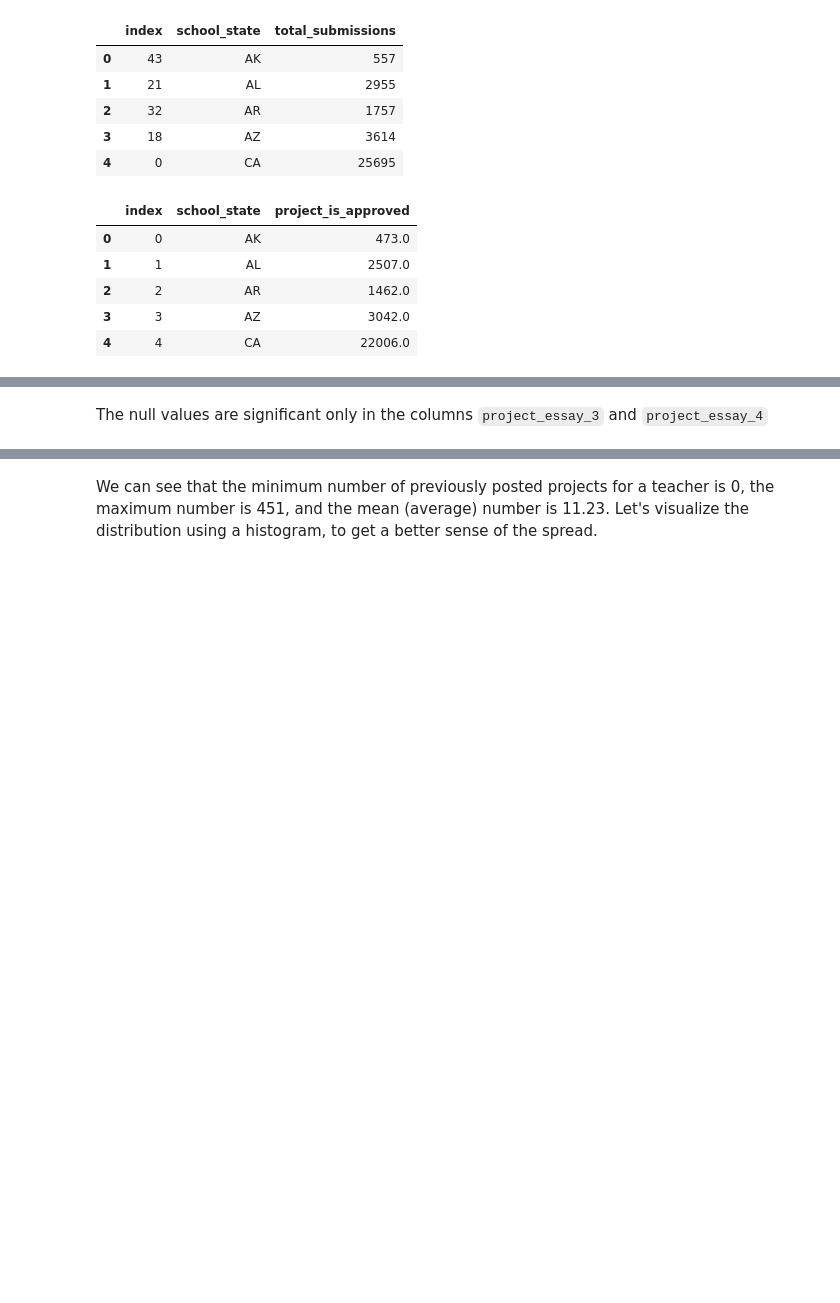
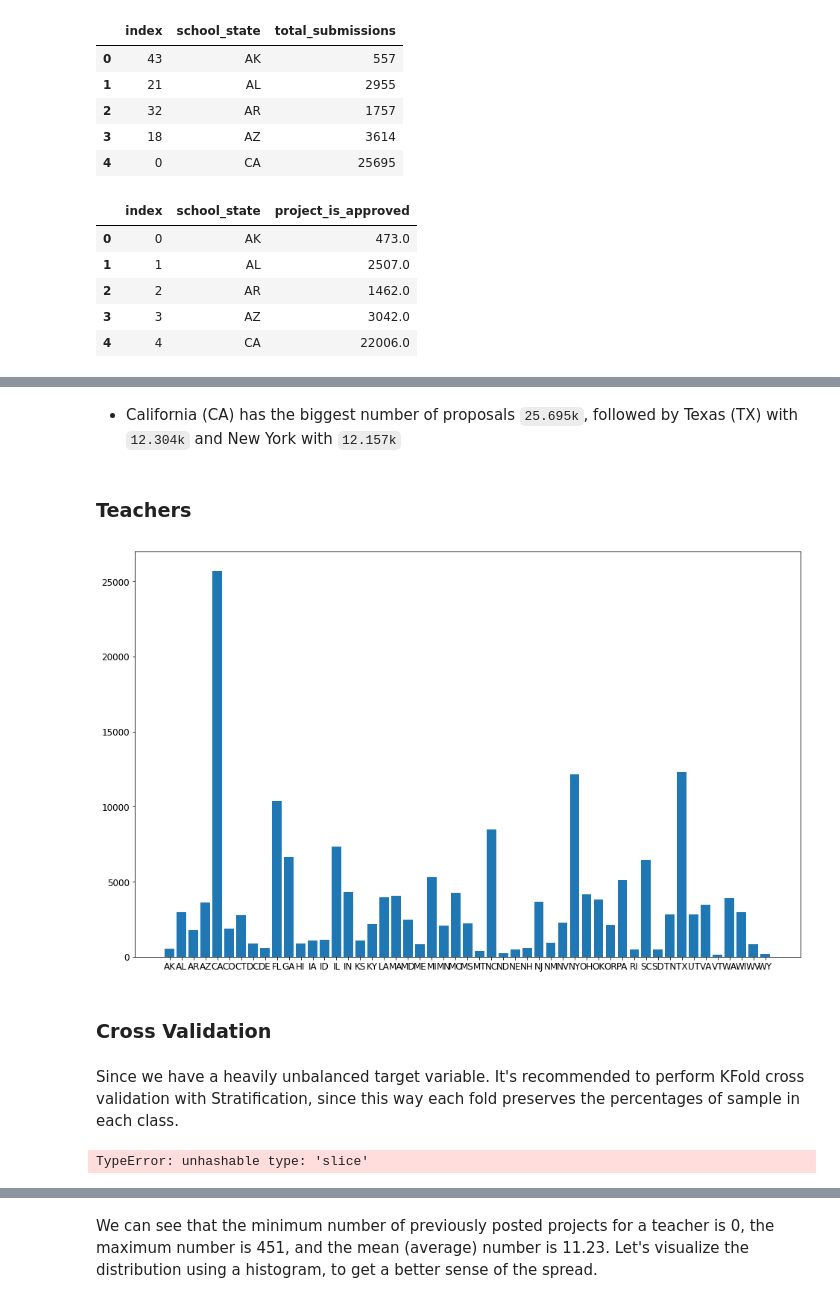
Before and after one commit to ronaldokun/Machine-Learning-Projects, a Jupyter notebook: projects/capstone/capstone.ipynb, the cells around one changed output, grey strips where cells are left out. Cells and saved outputs as stored; diff of their text form; code cells hidden in the pictures; blank space fills up the shorter version.

```diff
--- a/projects/capstone/capstone.ipynb
+++ b/projects/capstone/capstone.ipynb
@@ -348,9 +351,39 @@ fig = dict(data=data, layout=layout)
 url = py.iplot(fig, filename='submission_distribution_by_state')
 # %% [output]
 [interactive output not drawn]
+# %% [markdown]
+* California (CA) has the biggest number of proposals `25.695k`, followed by Texas (TX) with `12.304k` and New York with `12.157k`
+# %% [markdown]
+### Teachers
+# %%
+plt.figure(figsize=(16,10))
+
+
+
+plt.bar(submitted_by_state['school_state'], submitted_by_state['total_submissions'], tick_label=xlabel)
+
+plt.show()
+# %% [output]
+[figure, added]
+# %% [markdown]
+### Cross Validation
+# %% [markdown]
+Since we have a heavily unbalanced target variable. It's recommended to perform KFold cross validation with Stratification, since this way each fold preserves the percentages of sample in each class.
+# %%
+from sklearn import svm
+from plot_roc_crossval import plot_roc_crossval
+
+eval_size = 0.10
+
+X, y = train[:,:-1], train[:,-1] .drop('project_is_approved', axis=1)
+
+classifier = svm.SVC(kernel='rbf', probability=True,
+                         random_state=random_state)
+
+plot_roc_crossval(X, y, classifier, n_splits=2)
+# %% [output]
+TypeError: unhashable type: 'slice'
 # %%
 # Additionaly to the Test Set I'll create a validation set
 eval_size = 0.10
-# %% [markdown]
-The null values are significant only in the columns `project_essay_3` and `project_essay_4`
 # %% [markdown]
```
Also changed, not shown: parts of 8 cells of this notebook.
